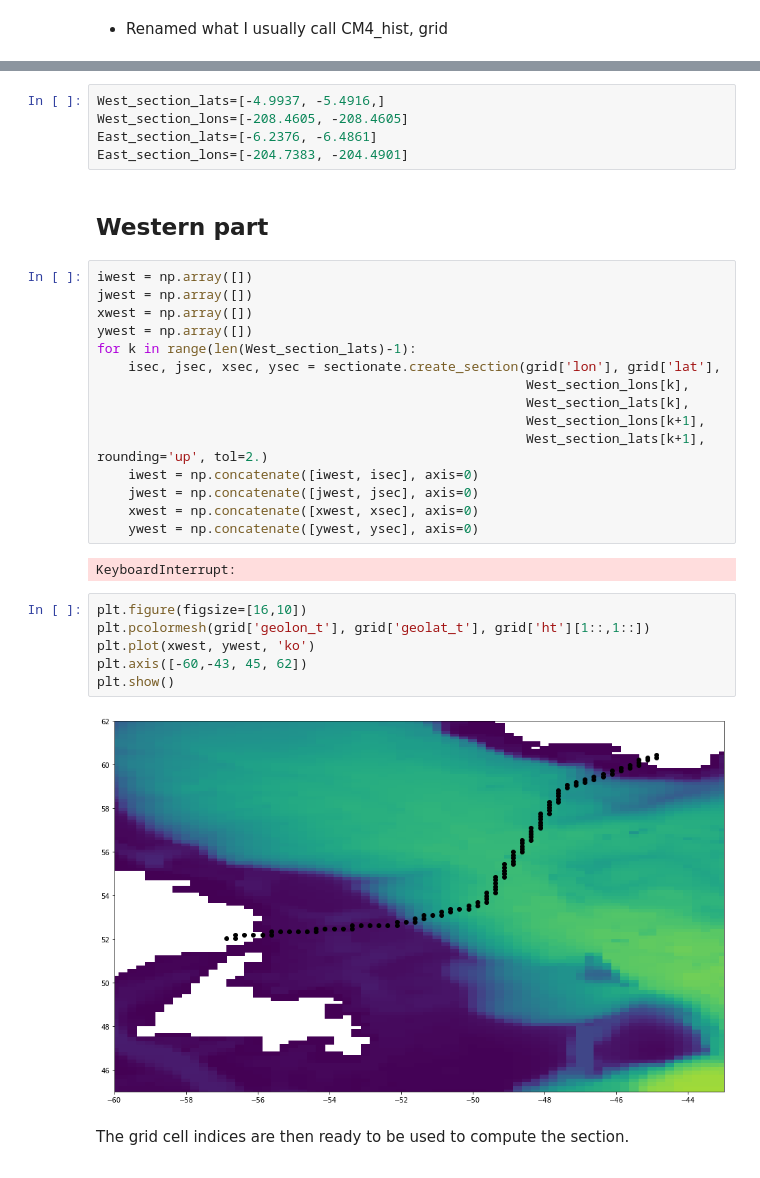
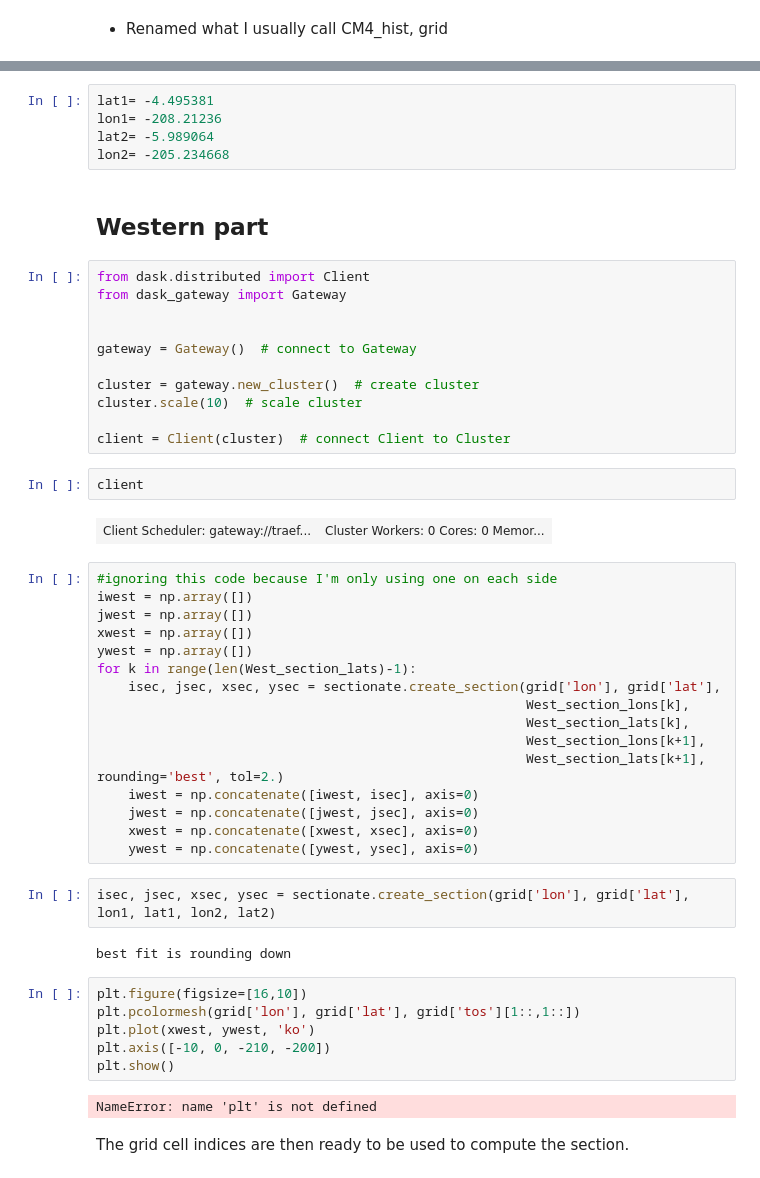
Before and after one commit to disandroa/sectionate, a Jupyter notebook: examples/aki_example2.ipynb, the cells around one changed output, grey strips where cells are left out. Drawn from its saved outputs; the diff is of its cells as text.

```diff
--- a/examples/aki_example2.ipynb
+++ b/examples/aki_example2.ipynb
@@ -58,12 +58,28 @@ Coordinates:
     intake_esm_dataset_key:  CMIP.NOAA-GFDL.GFDL-CM4.historical.Omon.gn
-# %%
-West_section_lats=[-4.9937, -5.4916,]
-West_section_lons=[-208.4605, -208.4605]
-East_section_lats=[-6.2376, -6.4861]
-East_section_lons=[-204.7383, -204.4901]
+# %%
+lat1= -4.495381
+lon1= -208.21236
+lat2= -5.989064
+lon2= -205.234668
 # %% [markdown]
 ## Western part
+# %%
+from dask.distributed import Client
+from dask_gateway import Gateway
+
+
+gateway = Gateway()  # connect to Gateway
+
+cluster = gateway.new_cluster()  # create cluster
+cluster.scale(10)  # scale cluster
+
+client = Client(cluster)  # connect Client to Cluster
+# %%
+client
+# %% [output]
+| Client Scheduler: gateway://traef... | Cluster Workers: 0 Cores: 0 Memor... |
 # %%
+#ignoring this code because I'm only using one on each side
 iwest = np.array([])
 jwest = np.array([])
 xwest = np.array([])
@@ -73,21 +89,23 @@ for k in range(len(West_section_lats)-1):
                                                        West_section_lons[k],
                                                        West_section_lats[k],
                                                        West_section_lons[k+1],
-                                                       West_section_lats[k+1], rounding='up', tol=2.)
+                                                       West_section_lats[k+1], rounding='best', tol=2.)
     iwest = np.concatenate([iwest, isec], axis=0)
     jwest = np.concatenate([jwest, jsec], axis=0)
     xwest = np.concatenate([xwest, xsec], axis=0)
     ywest = np.concatenate([ywest, ysec], axis=0)
-# %% [output]
-KeyboardInterrupt:
+# %%
+isec, jsec, xsec, ysec = sectionate.create_section(grid['lon'], grid['lat'], lon1, lat1, lon2, lat2)
+# %% [output]
+best fit is rounding down
 # %%
 plt.figure(figsize=[16,10])
-plt.pcolormesh(grid['geolon_t'], grid['geolat_t'], grid['ht'][1::,1::])
+plt.pcolormesh(grid['lon'], grid['lat'], grid['tos'][1::,1::])
 plt.plot(xwest, ywest, 'ko')
-plt.axis([-60,-43, 45, 62])
+plt.axis([-10, 0, -210, -200])
 plt.show()
 # %% [output]
-[figure, removed]
+NameError: name 'plt' is not defined
 # %% [markdown]
 The grid cell indices are then ready to be used to compute the section.
 # %%
```
Also changed, not shown: parts of 10 cells of this notebook.
